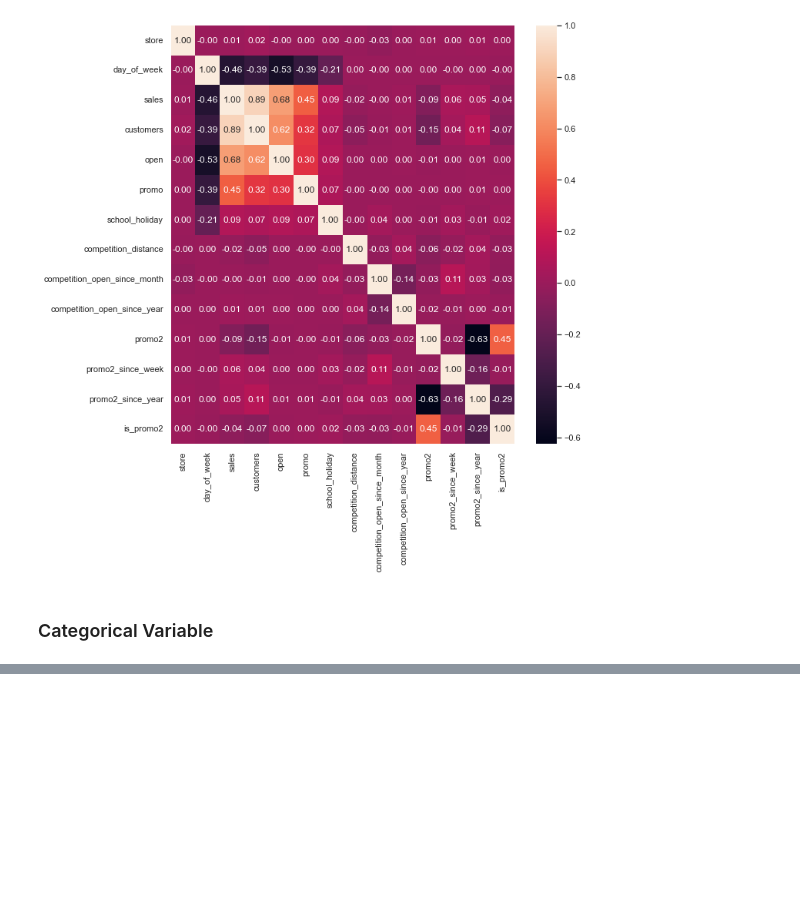
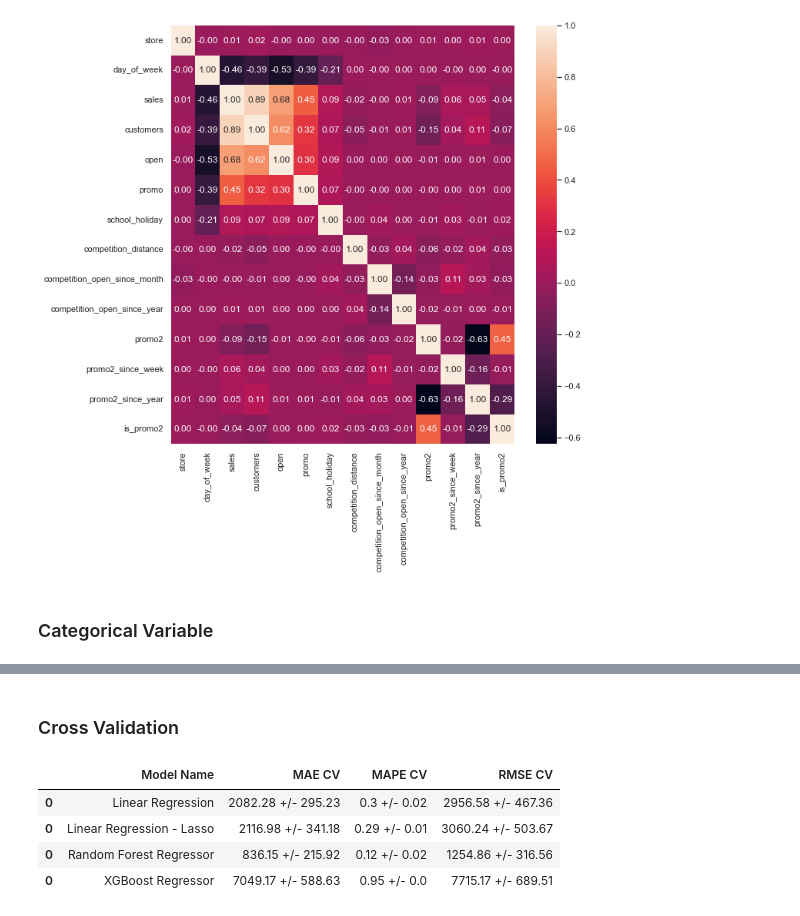
Before and after one commit to julianichagas/portfolio, a Jupyter notebook: Rossmann Store Sales/Rossmann Store Sales.ipynb, the cells around one changed output, grey strips where cells are left out. Drawn from its saved outputs; the diff is of its cells as text; code cells hidden in the pictures; blank space fills up the shorter version.

```diff
--- a/Rossmann Store Sales/Rossmann Store Sales.ipynb
+++ b/Rossmann Store Sales/Rossmann Store Sales.ipynb
@@ -644,0 +1085,11 @@ sns.heatmap(corr, annot = True, fmt='.2f');
+# %% [markdown]
+### Cross Validation
+# %%
+modelling_result_cv = pd.concat([lr_result_cv,lrr_result_cv,rf_result_cv,xgb_result_cv])
+modelling_result_cv
+# %% [output]
+|  | Model Name | MAE CV | MAPE CV | RMSE CV |
+| 0 | Linear Regression | 2082.28 +/- 295.23 | 0.3 +/- 0.02 | 2956.58 +/- 467.36 |
+| 0 | Linear Regression - Lasso | 2116.98 +/- 341.18 | 0.29 +/- 0.01 | 3060.24 +/- 503.67 |
+| 0 | Random Forest Regressor | 836.15 +/- 215.92 | 0.12 +/- 0.02 | 1254.86 +/- 316.56 |
+| 0 | XGBoost Regressor | 7049.17 +/- 588.63 | 0.95 +/- 0.0 | 7715.17 +/- 689.51 |
```
Also changed, not shown: parts of 72 cells of this notebook.
